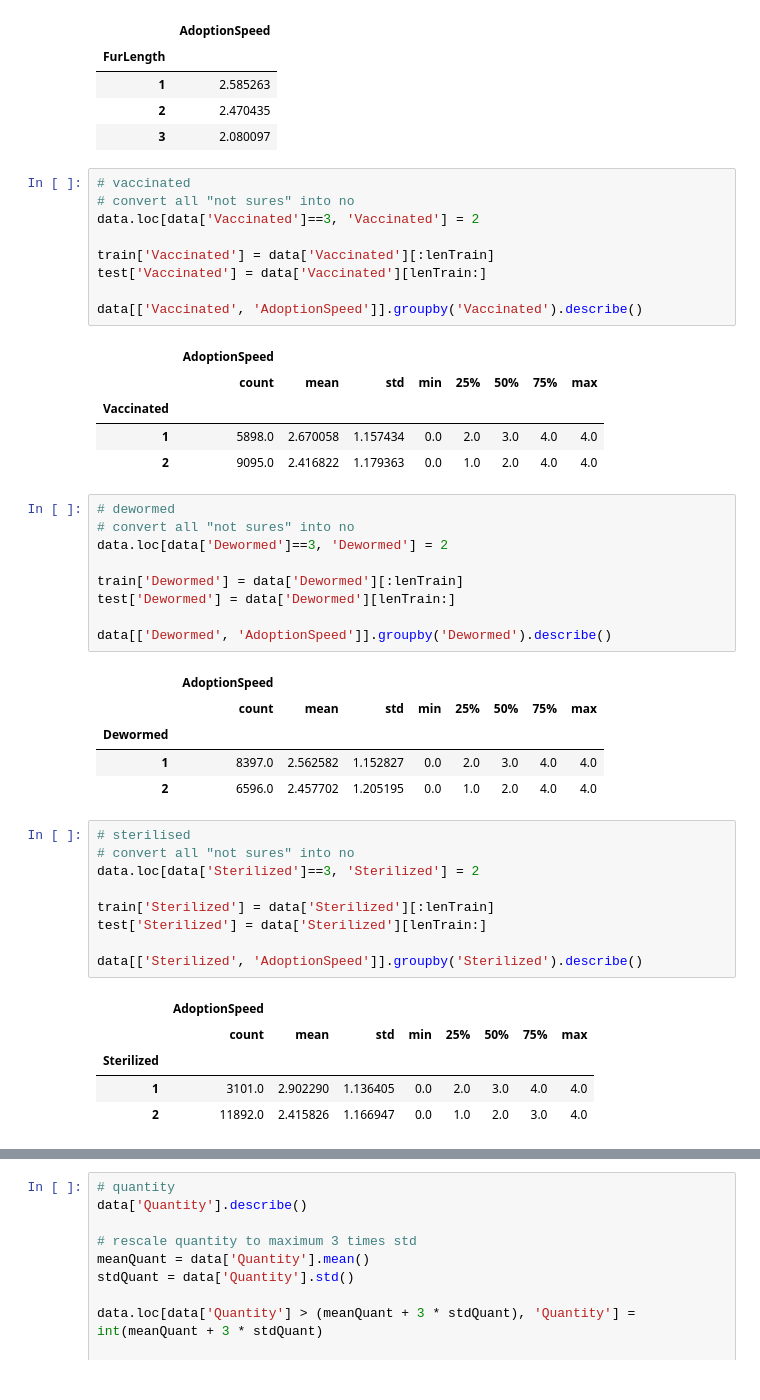
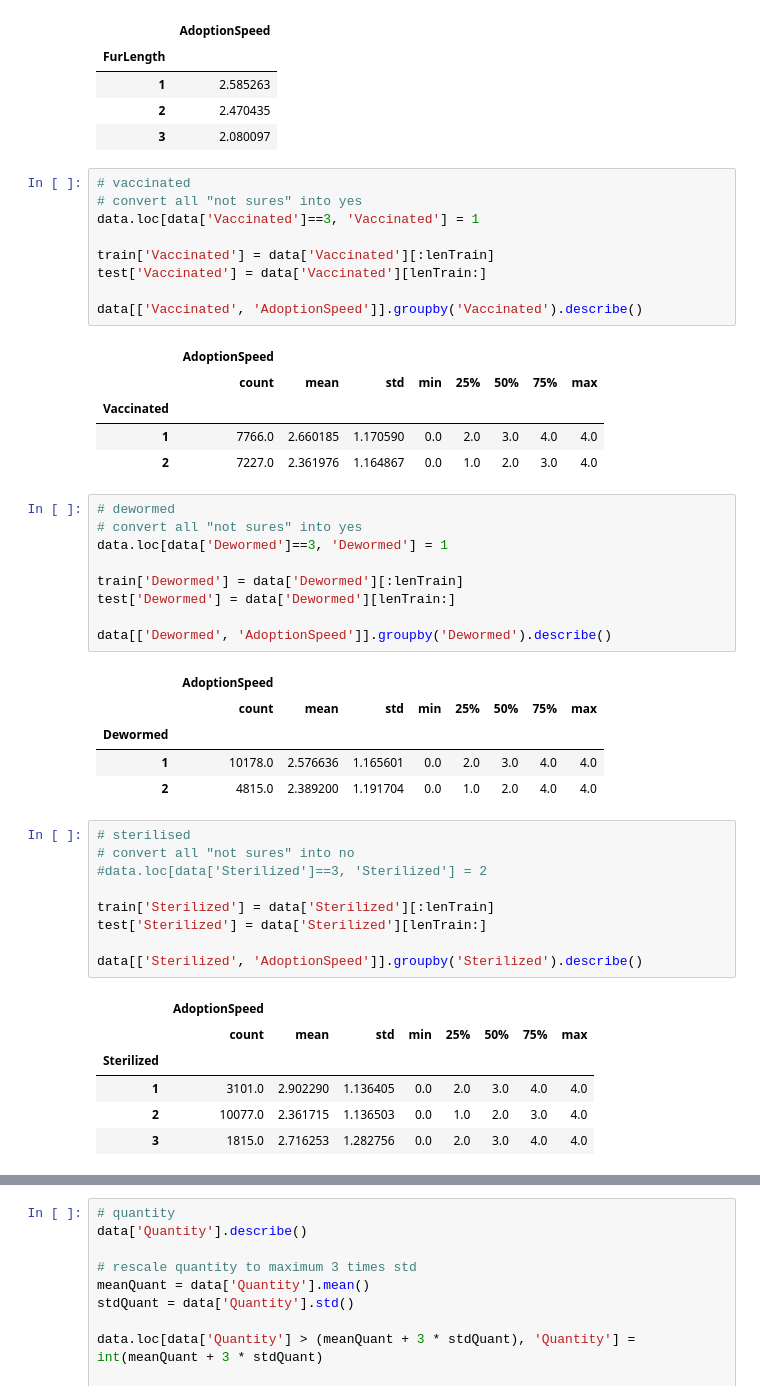
Before and after one commit to jasonnguyen3697/Adoption_prediction, a Jupyter notebook: Kernel.ipynb, the cells around one changed output, grey strips where cells are left out. Saved outputs shown, nothing was run; the diff lists cells and outputs as text.

```diff
--- a/Kernel.ipynb
+++ b/Kernel.ipynb
@@ -458,8 +458,8 @@ data[['FurLength', 'AdoptionSpeed']].groupby('FurLength').mean()
 | 3 | 2.080097 |
 # %%
 # vaccinated
-# convert all "not sures" into no
-data.loc[data['Vaccinated']==3, 'Vaccinated'] = 2
+# convert all "not sures" into yes
+data.loc[data['Vaccinated']==3, 'Vaccinated'] = 1
 
 train['Vaccinated'] = data['Vaccinated'][:lenTrain]
 test['Vaccinated'] = data['Vaccinated'][lenTrain:]
@@ -469,12 +469,12 @@ data[['Vaccinated', 'AdoptionSpeed']].groupby('Vaccinated').describe()
 |  | AdoptionSpeed |  |  |  |  |  |  |  |
 |  | count | mean | std | min | 25% | 50% | 75% | max |
 | Vaccinated |  |  |  |  |  |  |  |  |
-| 1 | 5898.0 | 2.670058 | 1.157434 | 0.0 | 2.0 | 3.0 | 4.0 | 4.0 |
-| 2 | 9095.0 | 2.416822 | 1.179363 | 0.0 | 1.0 | 2.0 | 4.0 | 4.0 |
+| 1 | 7766.0 | 2.660185 | 1.170590 | 0.0 | 2.0 | 3.0 | 4.0 | 4.0 |
+| 2 | 7227.0 | 2.361976 | 1.164867 | 0.0 | 1.0 | 2.0 | 3.0 | 4.0 |
 # %%
 # dewormed
-# convert all "not sures" into no
-data.loc[data['Dewormed']==3, 'Dewormed'] = 2
+# convert all "not sures" into yes
+data.loc[data['Dewormed']==3, 'Dewormed'] = 1
 
 train['Dewormed'] = data['Dewormed'][:lenTrain]
 test['Dewormed'] = data['Dewormed'][lenTrain:]
@@ -484,23 +484,24 @@ data[['Dewormed', 'AdoptionSpeed']].groupby('Dewormed').describe()
 |  | AdoptionSpeed |  |  |  |  |  |  |  |
 |  | count | mean | std | min | 25% | 50% | 75% | max |
 | Dewormed |  |  |  |  |  |  |  |  |
-| 1 | 8397.0 | 2.562582 | 1.152827 | 0.0 | 2.0 | 3.0 | 4.0 | 4.0 |
-| 2 | 6596.0 | 2.457702 | 1.205195 | 0.0 | 1.0 | 2.0 | 4.0 | 4.0 |
+| 1 | 10178.0 | 2.576636 | 1.165601 | 0.0 | 2.0 | 3.0 | 4.0 | 4.0 |
+| 2 | 4815.0 | 2.389200 | 1.191704 | 0.0 | 1.0 | 2.0 | 4.0 | 4.0 |
 # %%
 # sterilised
 # convert all "not sures" into no
-data.loc[data['Sterilized']==3, 'Sterilized'] = 2
+#data.loc[data['Sterilized']==3, 'Sterilized'] = 2
 
 train['Sterilized'] = data['Sterilized'][:lenTrain]
 test['Sterilized'] = data['Sterilized'][lenTrain:]
 
 data[['Sterilized', 'AdoptionSpeed']].groupby('Sterilized').describe()
 # %% [output]
 |  | AdoptionSpeed |  |  |  |  |  |  |  |
 |  | count | mean | std | min | 25% | 50% | 75% | max |
 | Sterilized |  |  |  |  |  |  |  |  |
 | 1 | 3101.0 | 2.902290 | 1.136405 | 0.0 | 2.0 | 3.0 | 4.0 | 4.0 |
-| 2 | 11892.0 | 2.415826 | 1.166947 | 0.0 | 1.0 | 2.0 | 3.0 | 4.0 |
+| 2 | 10077.0 | 2.361715 | 1.136503 | 0.0 | 1.0 | 2.0 | 3.0 | 4.0 |
+| 3 | 1815.0 | 2.716253 | 1.282756 | 0.0 | 2.0 | 3.0 | 4.0 | 4.0 |
 # %%
 # health
 # convert all "not sures" into healthy
```
Also changed, not shown: parts of 19 cells of this notebook.
